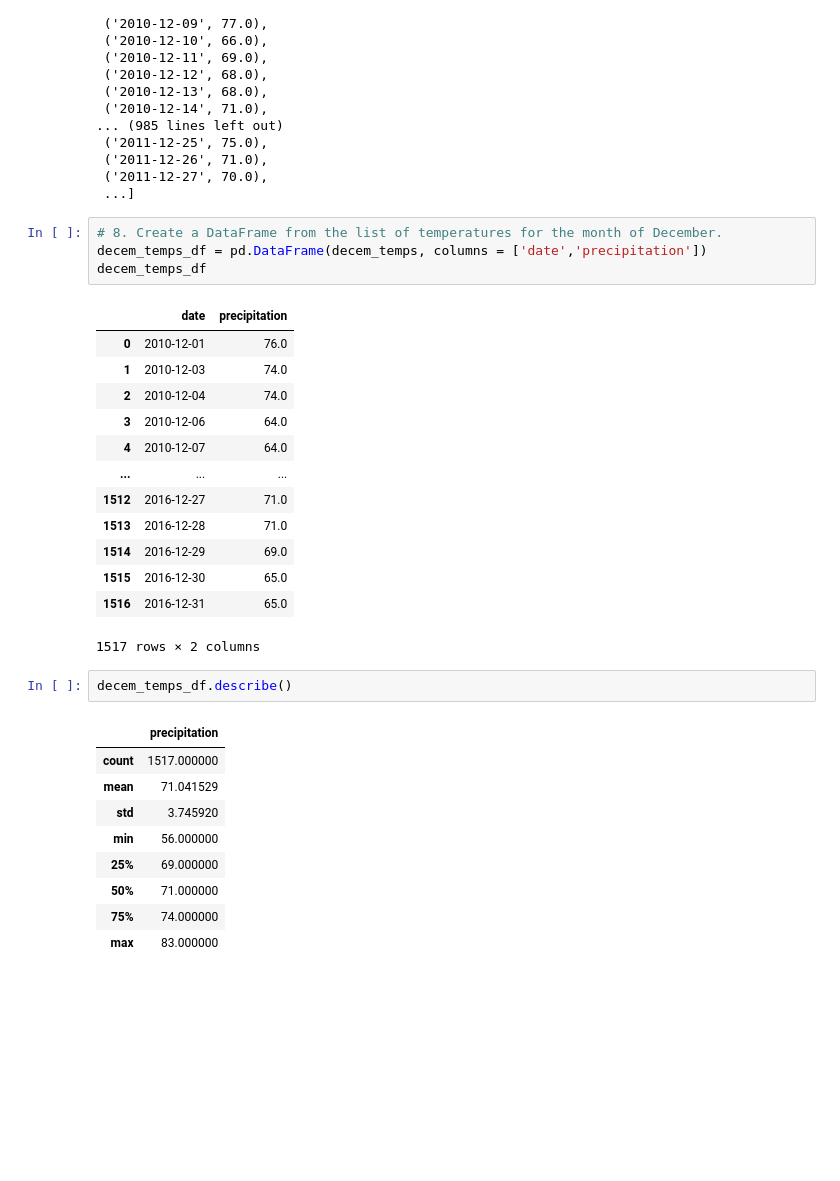
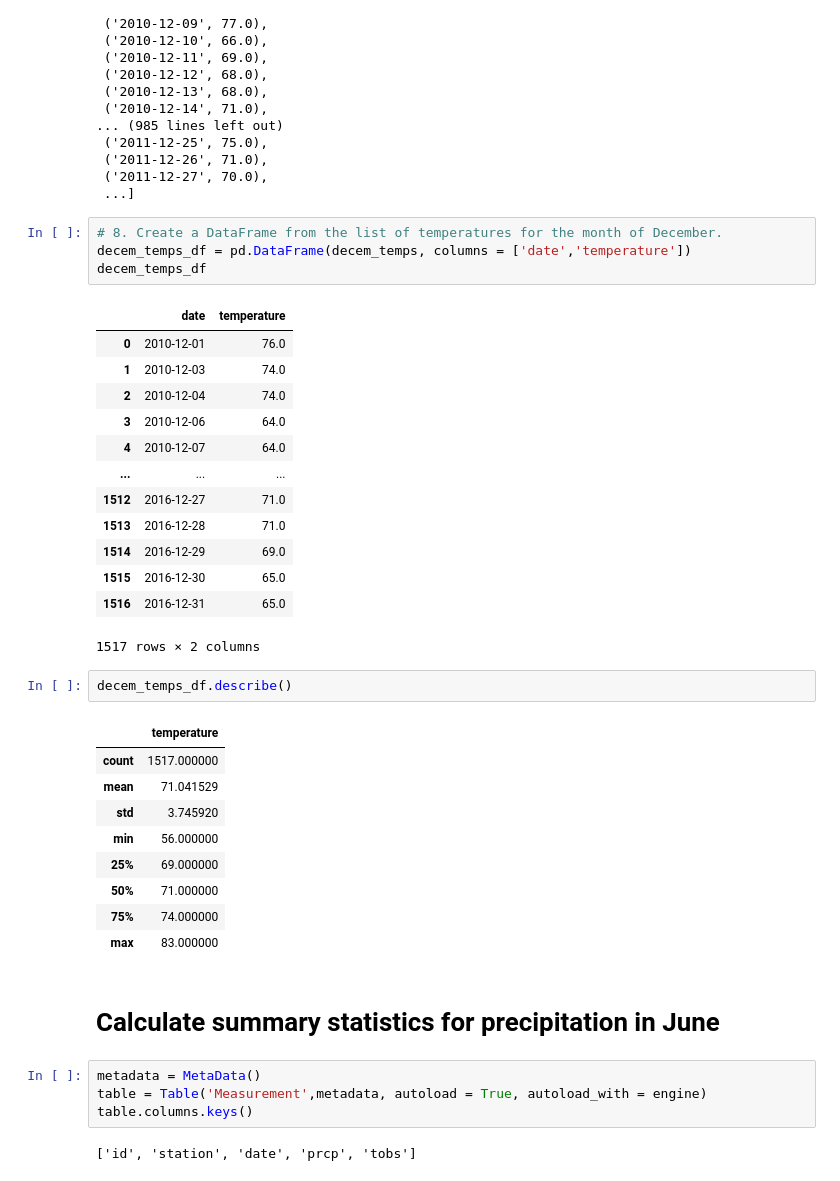
Before and after one commit to mgsrichard/surfs_up, a Jupyter notebook: SurfsUp_Challenge.ipynb, the cells around one changed output. Cells and saved outputs as stored; diff of their text form; blank space fills up the shorter version.

```diff
--- a/SurfsUp_Challenge.ipynb
+++ b/SurfsUp_Challenge.ipynb
@@ -127,10 +127,10 @@ decem_temps
  ...]
 # %%
 # 8. Create a DataFrame from the list of temperatures for the month of December.
-decem_temps_df = pd.DataFrame(decem_temps, columns = ['date','precipitation'])
+decem_temps_df = pd.DataFrame(decem_temps, columns = ['date','temperature'])
 decem_temps_df
 # %% [output]
-|  | date | precipitation |
+|  | date | temperature |
 | 0 | 2010-12-01 | 76.0 |
 | 1 | 2010-12-03 | 74.0 |
 | 2 | 2010-12-04 | 74.0 |
@@ -146,7 +146,7 @@ decem_temps_df
 # %%
 decem_temps_df.describe()
 # %% [output]
-|  | precipitation |
+|  | temperature |
 | count | 1517.000000 |
 | mean | 71.041529 |
 | std | 3.745920 |
@@ -155,3 +155,11 @@ decem_temps_df.describe()
 | 50% | 71.000000 |
 | 75% | 74.000000 |
 | max | 83.000000 |
+# %% [markdown]
+# Calculate summary statistics for precipitation in June
+# %%
+metadata = MetaData()
+table = Table('Measurement',metadata, autoload = True, autoload_with = engine)
+table.columns.keys()
+# %% [output]
+['id', 'station', 'date', 'prcp', 'tobs']
```
Also changed, not shown: parts of 15 cells of this notebook, 5 other files.
